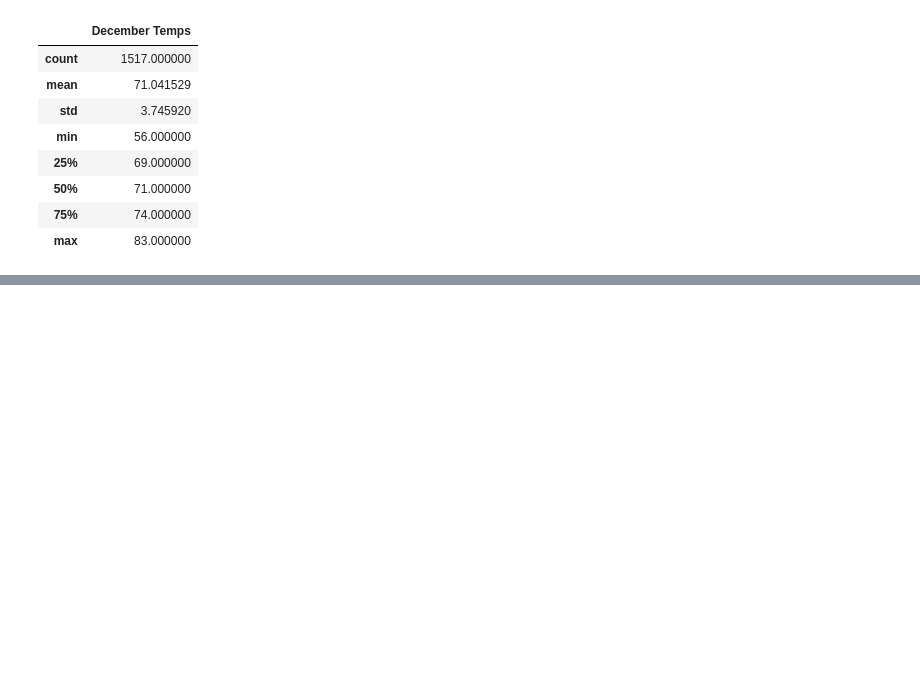
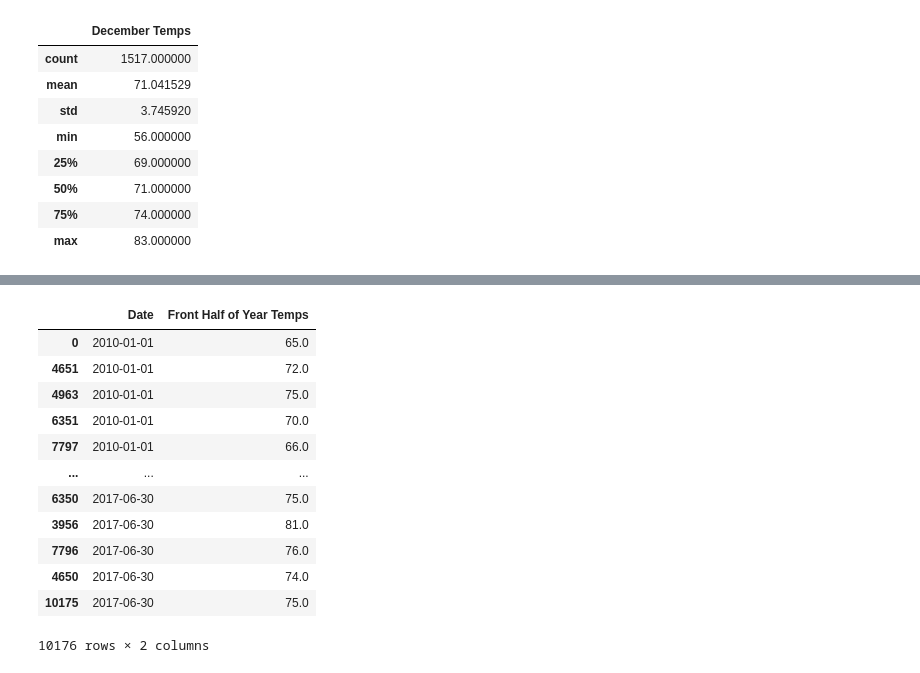
Before and after one commit to zoomdmartin02/Surfs-Up, a Jupyter notebook: SurfsUp_Challenge.ipynb, the cells around one changed output, grey strips where cells are left out. Cells and saved outputs as stored; diff of their text form; code cells hidden in the pictures; blank space fills up the shorter version.

```diff
--- a/SurfsUp_Challenge.ipynb
+++ b/SurfsUp_Challenge.ipynb
@@ -150,0 +193,18 @@ december_temps_df.describe()
+# %%
+fronthalf_temps_df = pd.DataFrame(fronthalf_temps, columns=['Date', 'Front Half of Year Temps'])
+fronthalf_temps_df.sort_values(by=['Date'], inplace=True)
+fronthalf_temps_df
+# %% [output]
+|  | Date | Front Half of Year Temps |
+| 0 | 2010-01-01 | 65.0 |
+| 4651 | 2010-01-01 | 72.0 |
+| 4963 | 2010-01-01 | 75.0 |
+| 6351 | 2010-01-01 | 70.0 |
+| 7797 | 2010-01-01 | 66.0 |
+| ... | ... | ... |
+| 6350 | 2017-06-30 | 75.0 |
+| 3956 | 2017-06-30 | 81.0 |
+| 7796 | 2017-06-30 | 76.0 |
+| 4650 | 2017-06-30 | 74.0 |
+| 10175 | 2017-06-30 | 75.0 |
+10176 rows × 2 columns
```
Also changed, not shown: parts of 7 cells of this notebook, 5 other files.
